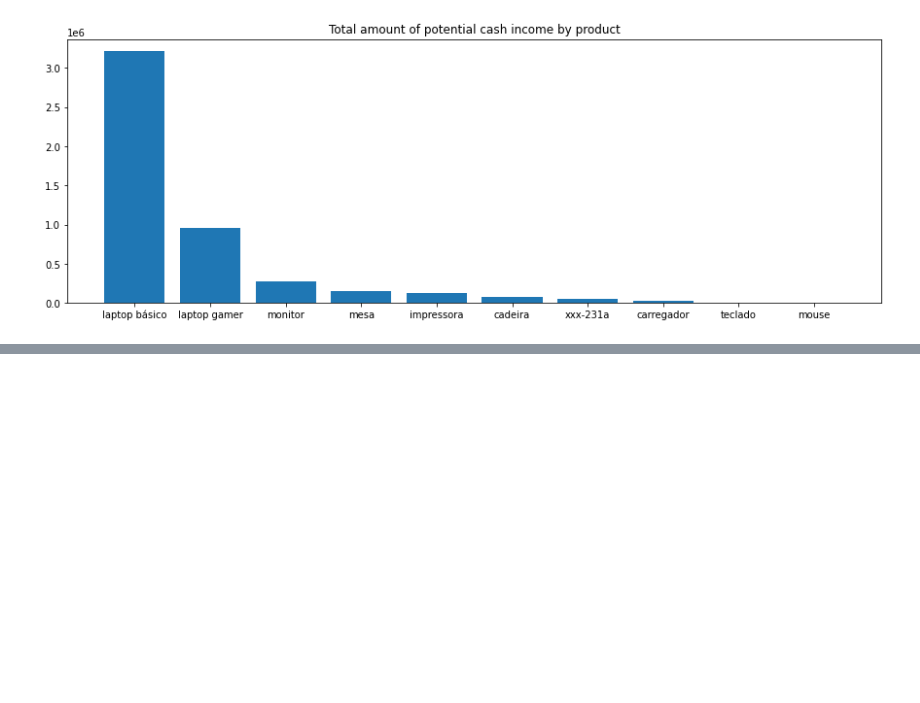
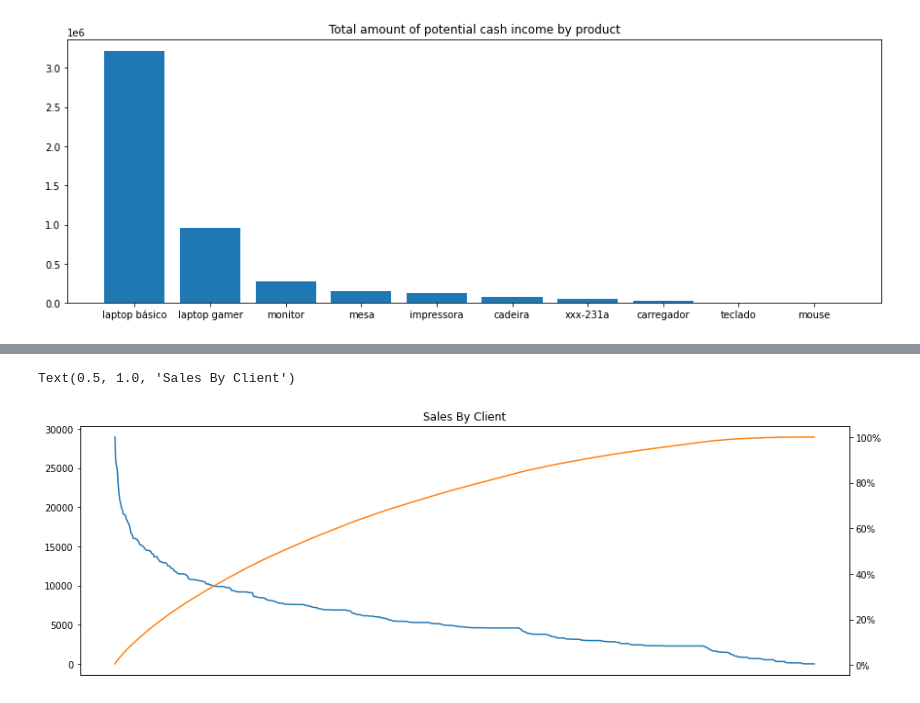
Before and after one commit to black-dev-x/pandas-cookbook, a Jupyter notebook: data-analysis/analysis.ipynb, the cells around one changed output, grey strips where cells are left out. Cells and saved outputs as stored; diff of their text form; code cells hidden in the pictures; blank space fills up the shorter version.

```diff
--- a/data-analysis/analysis.ipynb
+++ b/data-analysis/analysis.ipynb
@@ -477,0 +537,14 @@ plt.bar(graph_data.index, graph_data.values)
+# %%
+from matplotlib.ticker import PercentFormatter
+
+figure, axis = plt.subplots(figsize=(15,5))
+axis.plot(sales_by_client_data.index, sales_by_client_data.values, color='C0')
+second_axis = axis.twinx()
+second_axis.plot(sales_by_client_data.index, sales_by_client_data.values.cumsum()/sales_by_client_data.values.sum()*100, color='C1')
+second_axis.yaxis.set_major_formatter(PercentFormatter())
+second_axis.axes.get_xaxis().set_visible(False)
+axis.axes.get_xaxis().set_visible(False)
+plt.title('Sales By Client')
+# %% [output]
+Text(0.5, 1.0, 'Sales By Client')
+[figure, added]
```
Also changed, not shown: parts of 14 cells of this notebook.
